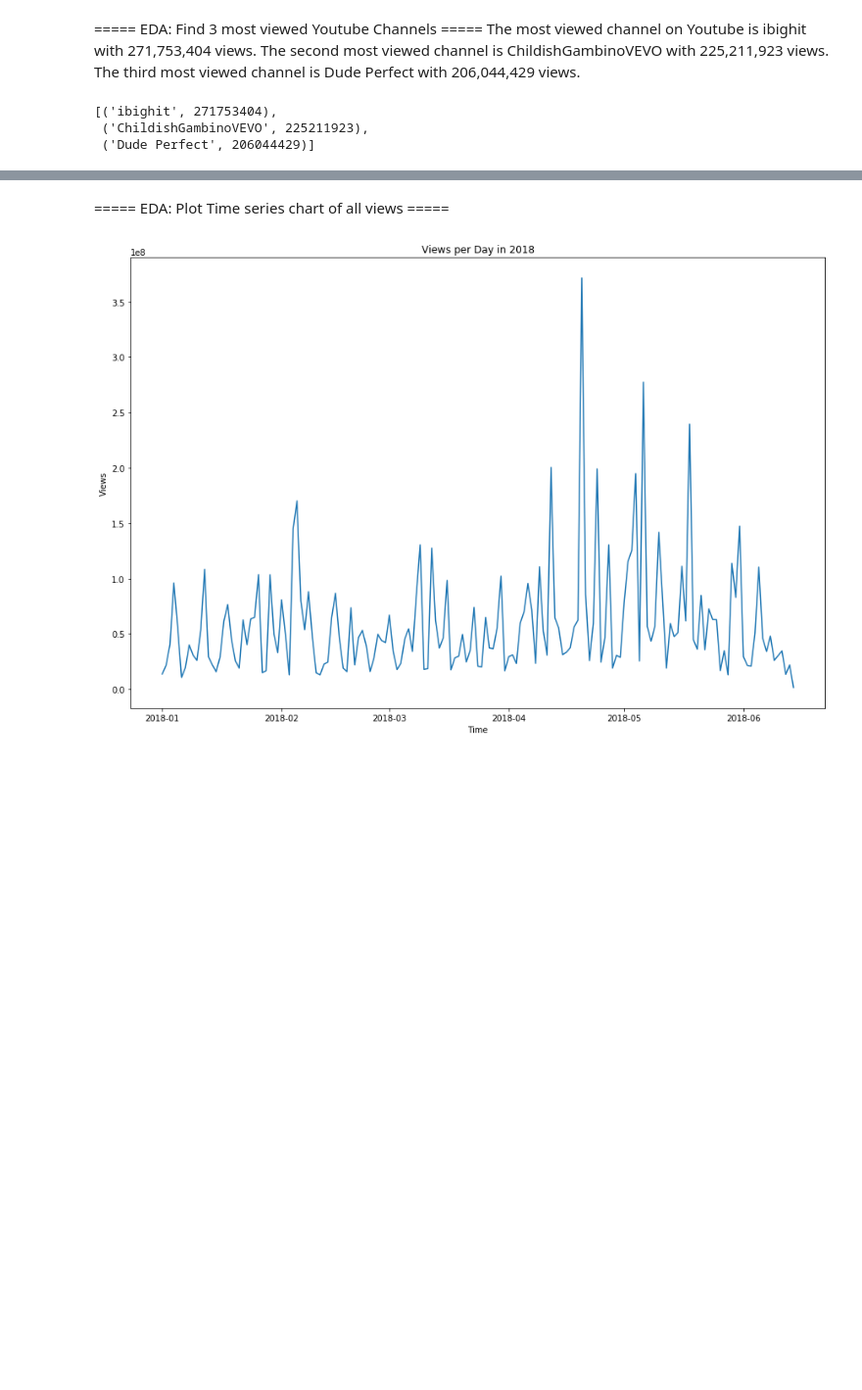
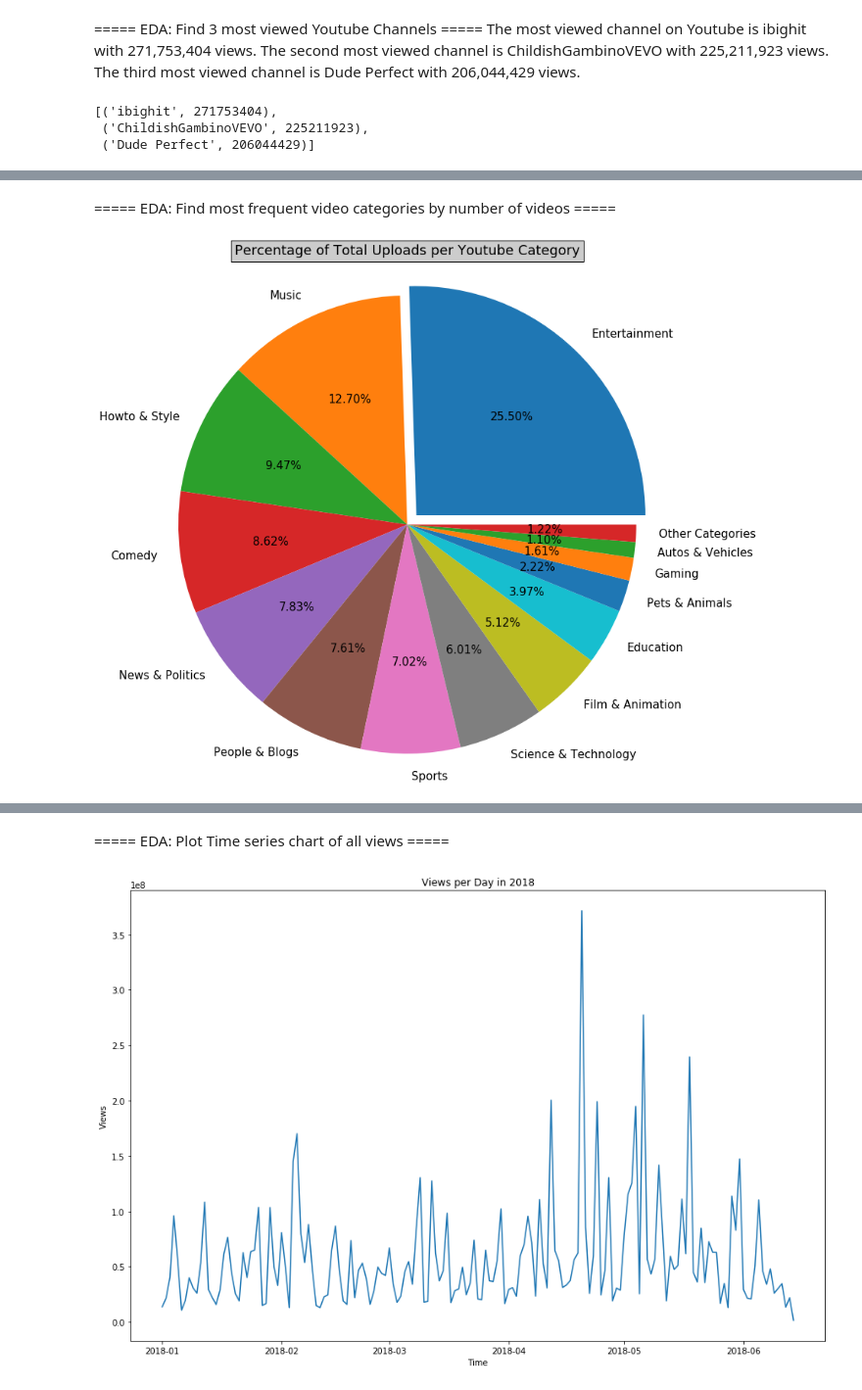
Before and after one commit to NickBoller/NickBoller.github.io, a Jupyter notebook: Final Project.ipynb, the cells around one changed output, grey strips where cells are left out. Shown at 98% size. Saved outputs shown, nothing was run; the diff lists cells and outputs as text; code cells hidden in the pictures; blank space fills up the shorter version.

```diff
--- a/Final Project.ipynb
+++ b/Final Project.ipynb
@@ -84,0 +128,38 @@ categories_sorted_by_total_views[:3]
+# %% [markdown]
+===== EDA: Find most frequent video categories by number of videos =====
+# %%
+# Calculate the number of uploads per category
+category_video_uploads = {k:0 for k in yt_videos['category_id']}
+
+# Count the number of video uploads per category
+for index, row in yt_videos.iterrows():
+    category_video_uploads[row['category_id']] += 1
+
+# Sort the categories in descending order by video upload count
+categories_sorted_by_num_uploads = sorted(category_video_uploads.items(), key=lambda x: x[1], reverse=True)
+
+# Only include categories that make up larger than 1 percent of total uploads
+# Combine the other categories that are less than 1 percent into an "Other" category
+adjusted_categories_sorted_by_total_uploads = []
+for i in categories_sorted_by_num_uploads:
+    if i[1] / total_uploads > 0.01:
+        adjusted_categories_sorted_by_total_uploads.append(i)
+
+# Extract the upload count from the list of tuples
+upload_count = [x[1] for x in adjusted_categories_sorted_by_total_uploads]
+upload_count.append(len(yt_videos.index) - sum(upload_count))
+
+# Extract the category id from the list of tuples and convert it to its string representation
+categories = [category_key[x[0]] for x in adjusted_categories_sorted_by_total_uploads]
+categories.append('Other Categories')
+
+# Pop out the largest category on the pie chart. Need to add an additional entry for the Other category
+explode_lst = [0]*(len(adjusted_categories_sorted_by_total_uploads)+1)
+explode_lst[0] = 0.2
+
+# Create the Pie Chart
+plt.pie(upload_count, labels = categories, explode = explode_lst, autopct = '%.2f%%', radius = 3.5)
+plt.title("Percentage of Total Uploads per Youtube Category", pad=250, bbox={'facecolor':'0.8', 'pad':5})
+plt.show()
+# %% [output]
+[figure, added]
```
Also changed, not shown: parts of 8 cells of this notebook.
